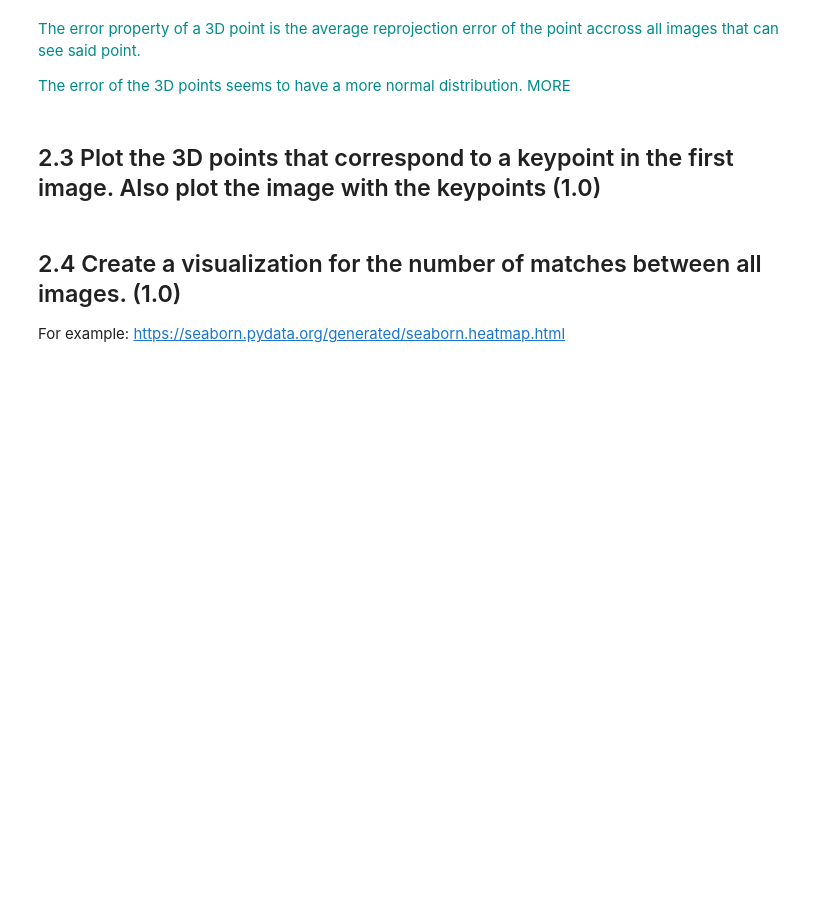
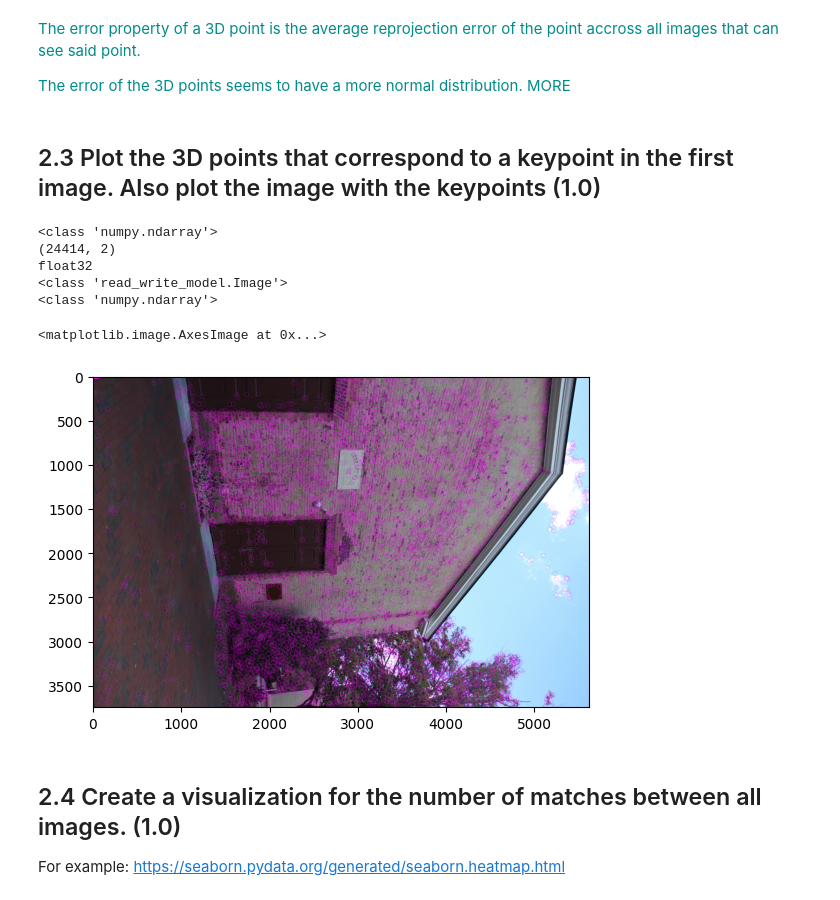
Before and after one commit to GerardVilaplana/MCV-C4, a Jupyter notebook: lab4/lab4.ipynb, the cells around one changed output. Cells and saved outputs as stored; diff of their text form; code cells hidden in the pictures; blank space fills up the shorter version.

```diff
--- a/lab4/lab4.ipynb
+++ b/lab4/lab4.ipynb
@@ -256,24 +297,32 @@ vis.destroy_window()
 # %%
 image1_keypoints = keypoints[1]
 
 cv_keypoints = [cv2.KeyPoint(x=float(pt[0]), y=float(pt[1]), size=50)
                 for pt in image1_keypoints]
 
 
-images_path = "/home/arnau-marcos-almansa/workspace/MCV-C4/lab4/gerrard_hall/images/"
+images_path = "./gerrard-hall/images/"
 
 print(type(image1_keypoints))
 print(image1_keypoints.shape)
 print(image1_keypoints.dtype)
 
 print(type(images[1]))
 
 im1 = cv2.imread(images_path + images[1].name)
 print(type(im1))
 im_with_kpts = cv2.drawKeypoints(im1, cv_keypoints, None,
                                    color=(255, 0, 255),
                                    flags=cv2.DRAW_MATCHES_FLAGS_DRAW_RICH_KEYPOINTS)
 plt.imshow(cv2.cvtColor(im_with_kpts, cv2.COLOR_BGR2RGB))
+# %% [output]
+<class 'numpy.ndarray'>
+(24414, 2)
+float32
+<class 'read_write_model.Image'>
+<class 'numpy.ndarray'>
+<matplotlib.image.AxesImage at 0x...>
+[figure, added]
 # %% [markdown]
 ## 2.4 Create a visualization for the number of matches between all images. (1.0)
 For example: https://seaborn.pydata.org/generated/seaborn.heatmap.html
```
Also changed, not shown: parts of 21 cells of this notebook.
